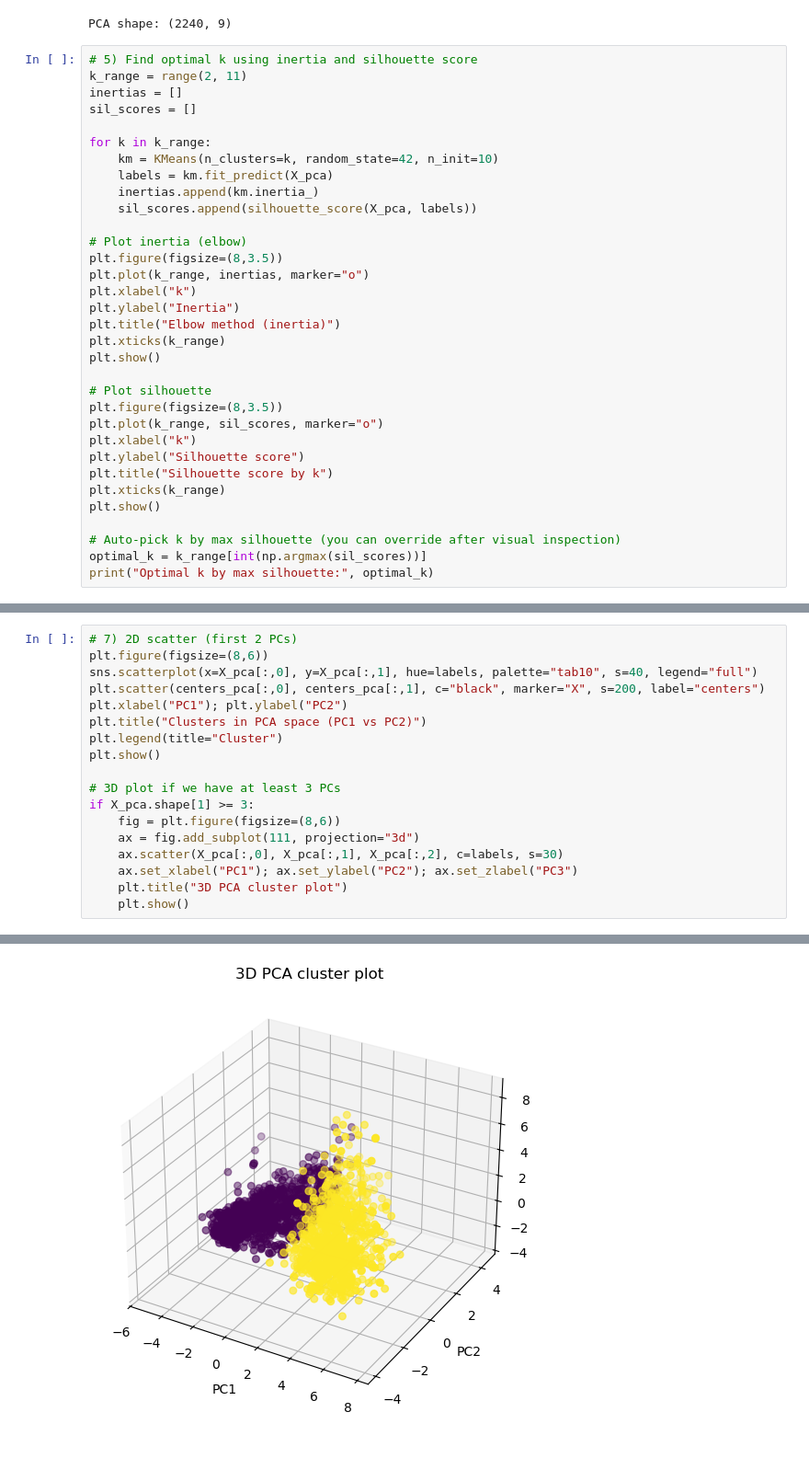
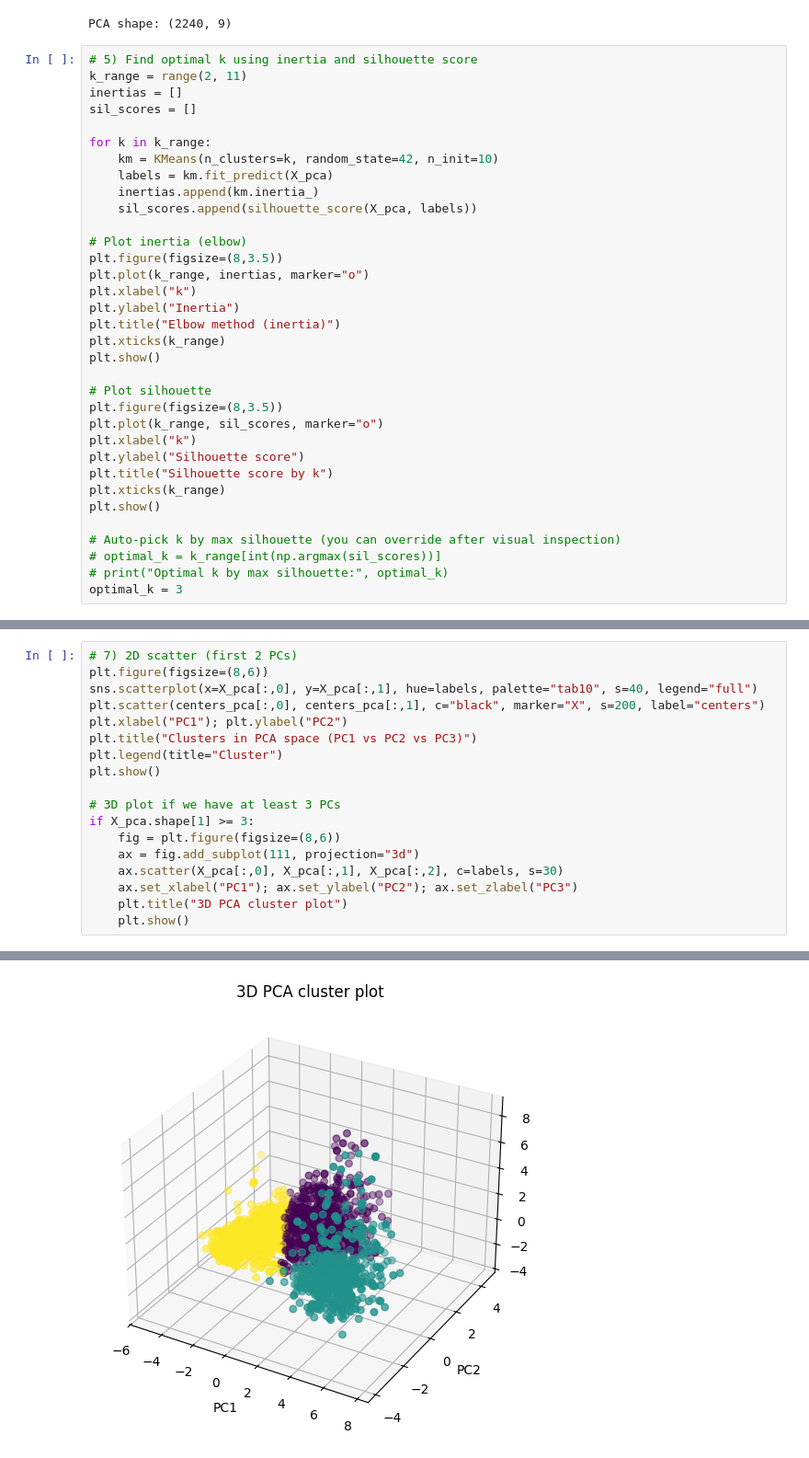
Before and after one commit to Sahgeek18/Customer_Segmentation, a Jupyter notebook: clustering_.ipynb, the cells around one changed output, grey strips where cells are left out. Shown at 92% size. Cells and saved outputs as stored; diff of their text form.

```diff
--- a/clustering_.ipynb
+++ b/clustering_.ipynb
@@ -139,6 +165,7 @@ plt.xticks(k_range)
 plt.show()
 
 # Auto-pick k by max silhouette (you can override after visual inspection)
-optimal_k = k_range[int(np.argmax(sil_scores))]
-print("Optimal k by max silhouette:", optimal_k)
+# optimal_k = k_range[int(np.argmax(sil_scores))]
+# print("Optimal k by max silhouette:", optimal_k)
+optimal_k = 3
 # %% [output]
@@ -186,7 +196,7 @@ plt.figure(figsize=(8,6))
 sns.scatterplot(x=X_pca[:,0], y=X_pca[:,1], hue=labels, palette="tab10", s=40, legend="full")
 plt.scatter(centers_pca[:,0], centers_pca[:,1], c="black", marker="X", s=200, label="centers")
 plt.xlabel("PC1"); plt.ylabel("PC2")
-plt.title("Clusters in PCA space (PC1 vs PC2)")
+plt.title("Clusters in PCA space (PC1 vs PC2 vs PC3)")
 plt.legend(title="Cluster")
 plt.show()
 
@@ -203,4 +213,4 @@ if X_pca.shape[1] >= 3:
-[figure, old version]
+[figure, new version]
 # %%
 # 8) Profiling: counts & descriptive stats on original numeric features
 cluster_counts = df["Cluster"].value_counts().sort_index()
```
Also changed, not shown: parts of 13 cells of this notebook.
